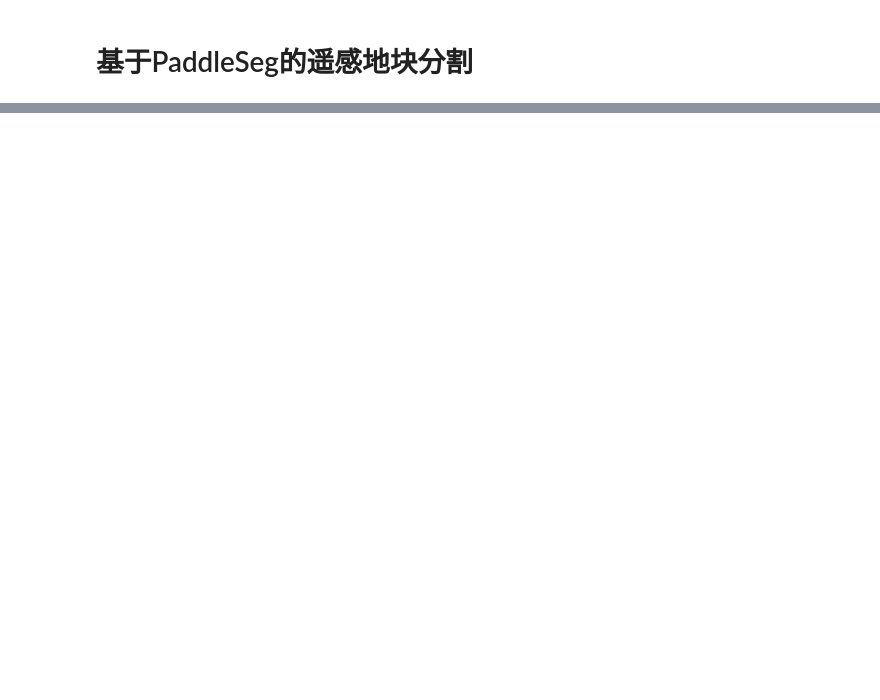
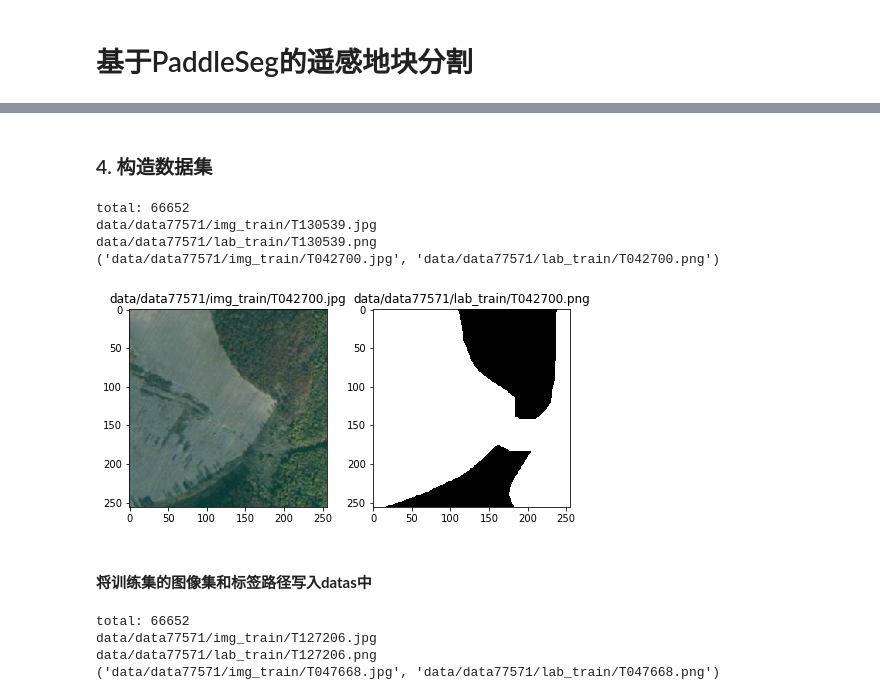
Before and after one commit to NEKOAKIKI/RemoteSensingSeg_PaddleSeg, a Jupyter notebook: 3516464.ipynb, the cells around one changed output, grey strips where cells are left out. Cells and saved outputs as stored; diff of their text form; code cells hidden in the pictures; blank space fills up the shorter version.

```diff
--- a/3516464.ipynb
+++ b/3516464.ipynb
@@ -26,0 +121,80 @@
+# %% [markdown]
+### 4. 构造数据集
+# %%
+import numpy as np
+import os
+import matplotlib.pyplot as plt
+import cv2
+import random
+
+datas = []
+image_base = 'data/data77571/img_train'   # 训练集原图路径
+annos_base = 'data/data77571/lab_train'   # 训练集标签路径
+
+# 读取原图文件名
+ids_ = [v.split('.')[0] for v in os.listdir(image_base)]
+
+# 将训练集的图像集和标签路径写入datas中
+for id_ in ids_:
+    img_pt0 = os.path.join(image_base, '{}.jpg'.format(id_))
+    img_pt1 = os.path.join(annos_base, '{}.png'.format(id_))
+    datas.append((img_pt0.replace('/home/aistudio', ''), img_pt1.replace('/home/aistudio', '')))
+    if os.path.exists(img_pt0) and os.path.exists(img_pt1):
+        pass
+    else:
+        raise "path invalid!"
+
+random.shuffle(datas)
+
+# 打印datas的长度和具体存储例子
+print('total:', len(datas))
+print(datas[0][0])
+print(datas[0][1])
+print(datas[10][:])
+
+plt.figure(figsize=(8, 8))
+for i in range(len(datas[10][:])):
+    plt.subplot(len(datas[10][:]), 2, i + 1)
+    plt.title(datas[10][i])
+    plt.imshow(cv2.imread(datas[10][i])[:, :, ::-1])
+
+plt.show()
+# %% [output]
+total: 66652
+data/data77571/img_train/T130539.jpg
+data/data77571/lab_train/T130539.png
+('data/data77571/img_train/T042700.jpg', 'data/data77571/lab_train/T042700.png')
+[figure, added]
+# %% [markdown]
+#### **将训练集的图像集和标签路径写入datas中**
+# %%
+import numpy as np
+import os
+
+datas = []
+image_base = 'data/data77571/img_train'   # 训练集原图路径
+annos_base = 'data/data77571/lab_train'   # 训练集标签路径
+
+# 读取原图文件名
+ids_ = [v.split('.')[0] for v in os.listdir(image_base)]
+
+# 将训练集的图像集和标签路径写入datas中
+for id_ in ids_:
+    img_pt0 = os.path.join(image_base, '{}.jpg'.format(id_))
+    img_pt1 = os.path.join(annos_base, '{}.png'.format(id_))
+    datas.append((img_pt0.replace('/home/aistudio', ''), img_pt1.replace('/home/aistudio', '')))
+    if os.path.exists(img_pt0) and os.path.exists(img_pt1):
+        pass
+    else:
+        raise "path invalid!"
+
+# 打印datas的长度和具体存储例子
+print('total:', len(datas))
+print(datas[0][0])
+print(datas[0][1])
+print(datas[10][:])
+# %% [output]
+total: 66652
+data/data77571/img_train/T127206.jpg
+data/data77571/lab_train/T127206.png
+('data/data77571/img_train/T047668.jpg', 'data/data77571/lab_train/T047668.png')
```
Also changed, not shown: parts of 44 cells of this notebook.
